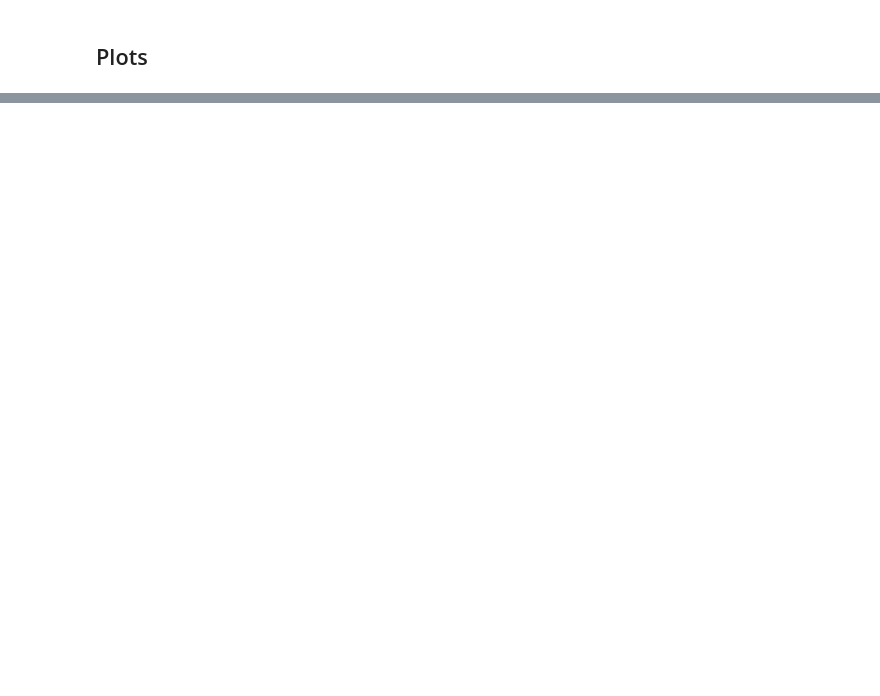
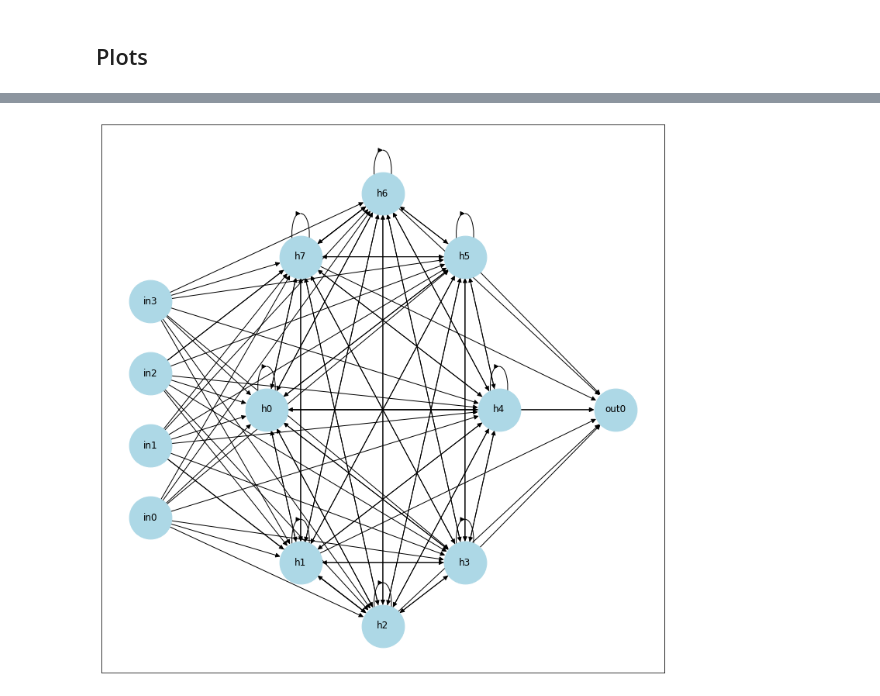
Before and after one commit to RenardDesNeiges/CTNN_Policies_DERL, a Jupyter notebook: eval_and_plot.ipynb, the cells around one changed output, grey strips where cells are left out. Saved outputs shown, nothing was run; the diff lists cells and outputs as text; code cells hidden in the pictures; blank space fills up the shorter version.

```diff
--- a/eval_and_plot.ipynb
+++ b/eval_and_plot.ipynb
@@ -106,0 +202,48 @@ fig.tight_layout()
+# %%
+import networkx as nx
+import matplotlib.pyplot as plt
+
+
+def network_to_nx(inputs,hidden,outputs):
+    G = nx.DiGraph(directed=True)
+
+    for i in range(hidden):
+        n = 'h{}'.format(i)
+        G.add_node(n)
+    for i in range(hidden):
+        for j in range(hidden):
+            G.add_edge('h{}'.format(i),'h{}'.format(j))
+
+    pos = nx.shell_layout(G)
+
+    for i in range(inputs):
+        n = 'in{}'.format(i)
+        G.add_node(n)
+        pos[n] = np.array([-2,  i/((inputs+2)/2) - 0.5 ])
+    for i in range(outputs):
+        n = 'out{}'.format(i)
+        G.add_node(n)
+        pos[n] = np.array([2,  i/(outputs/2) ])
+
+    for i in range(inputs):
+        for j in range(hidden):
+            G.add_edge('in{}'.format(i),'h{}'.format(j))
+
+    for i in range(hidden):
+        for j in range(outputs):
+            G.add_edge('h{}'.format(i),'out{}'.format(j))
+
+    return G, pos
+
+options = {
+    'node_color': 'lightblue',
+    'node_size': 3000,
+    'width': 1,
+    'arrowstyle': '-|>',
+    'arrowsize': 12,
+}
+
+G, pos = network_to_nx(4,8,1)
+nx.draw_networkx(G,pos, arrows=True, **options)
+# %% [output]
+[figure, added]
```
Also changed, not shown: parts of 9 cells of this notebook, 5 other files.
